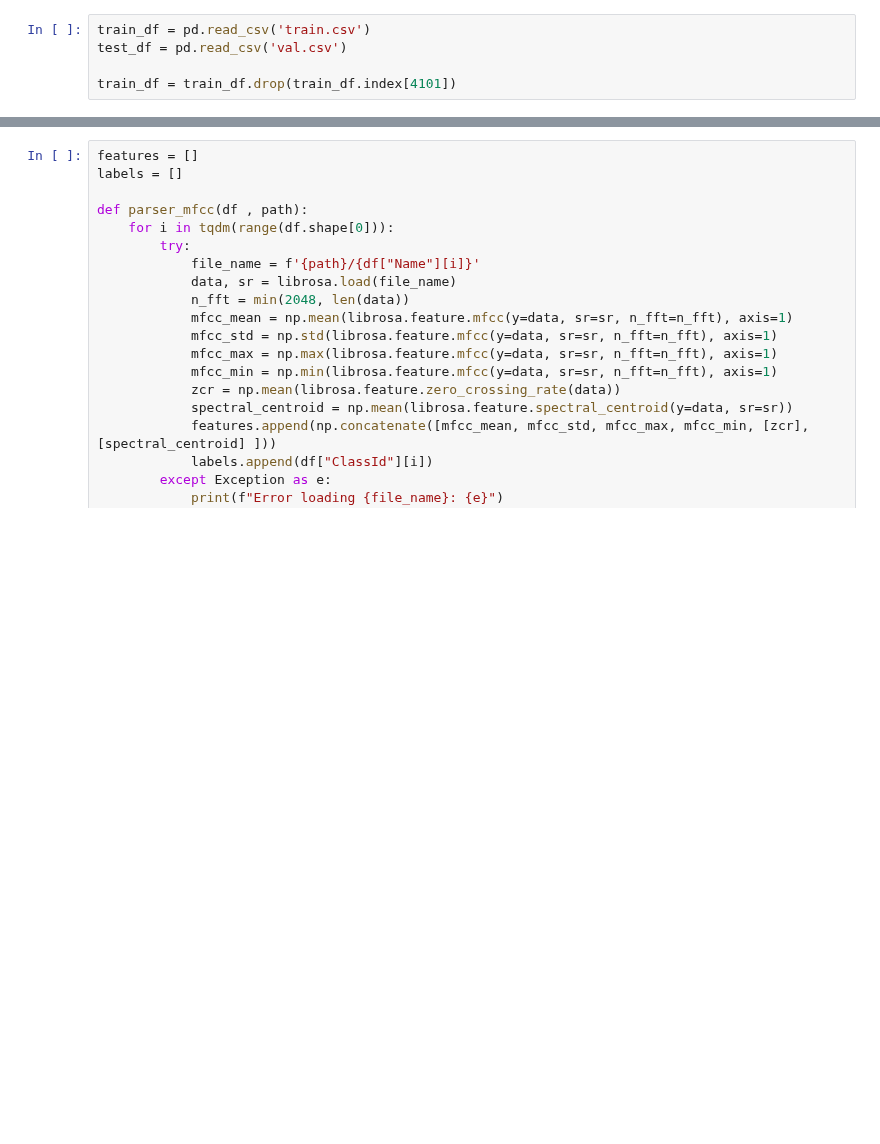
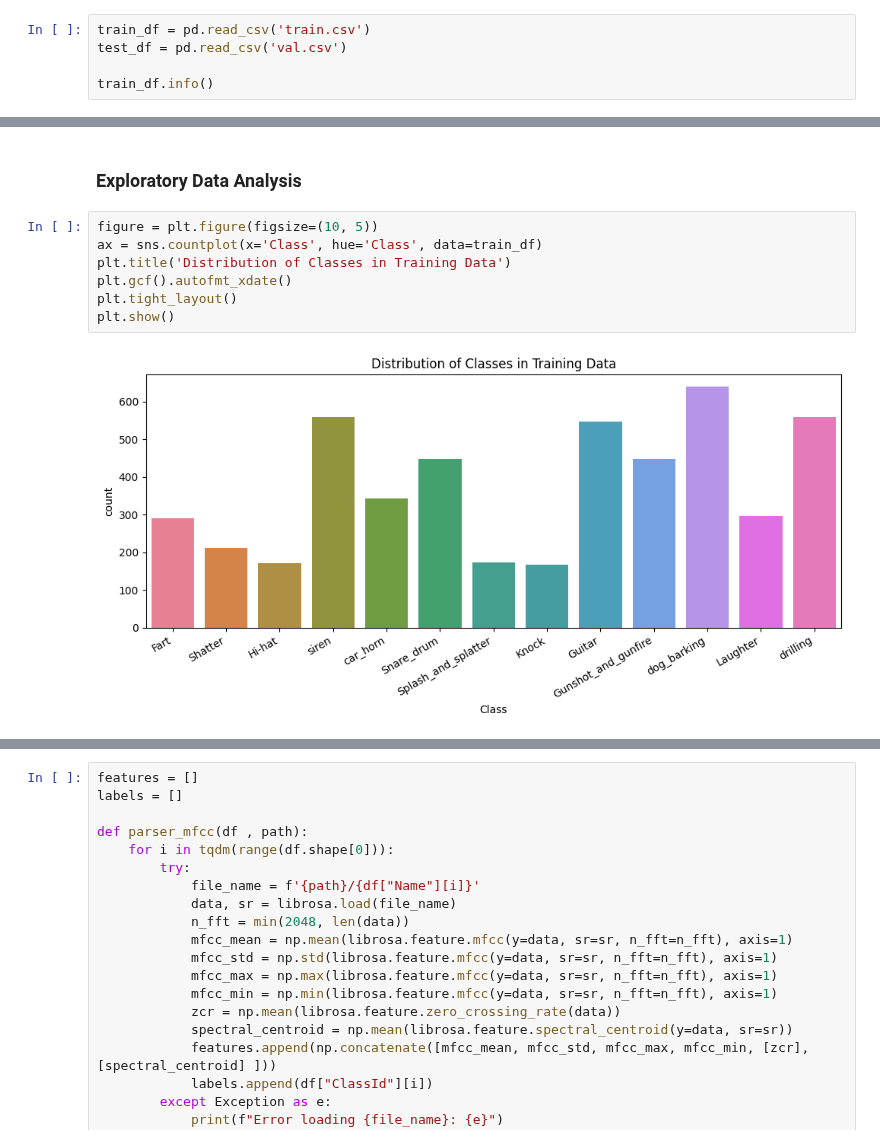
Before and after one commit to Luck-ai/AI-Tech-Project, a Jupyter notebook: train.ipynb, the cells around one changed output, grey strips where cells are left out. Drawn from its saved outputs; the diff is of its cells as text; blank space fills up the shorter version.

```diff
--- a/train.ipynb
+++ b/train.ipynb
@@ -15,4 +22,4 @@ from sklearn.preprocessing import StandardScaler
 train_df = pd.read_csv('train.csv')
 test_df = pd.read_csv('val.csv')
 
-train_df = train_df.drop(train_df.index[4101])
+train_df.info()
@@ -18,0 +37,11 @@ train_df = train_df.drop(train_df.index[4101])
+# %% [markdown]
+### Exploratory Data Analysis
+# %%
+figure = plt.figure(figsize=(10, 5))
+ax = sns.countplot(x='Class', hue='Class', data=train_df)
+plt.title('Distribution of Classes in Training Data')
+plt.gcf().autofmt_xdate()
+plt.tight_layout()
+plt.show()
+# %% [output]
+[figure, added]
```
Also changed, not shown: parts of 17 cells of this notebook, 3 other files.
